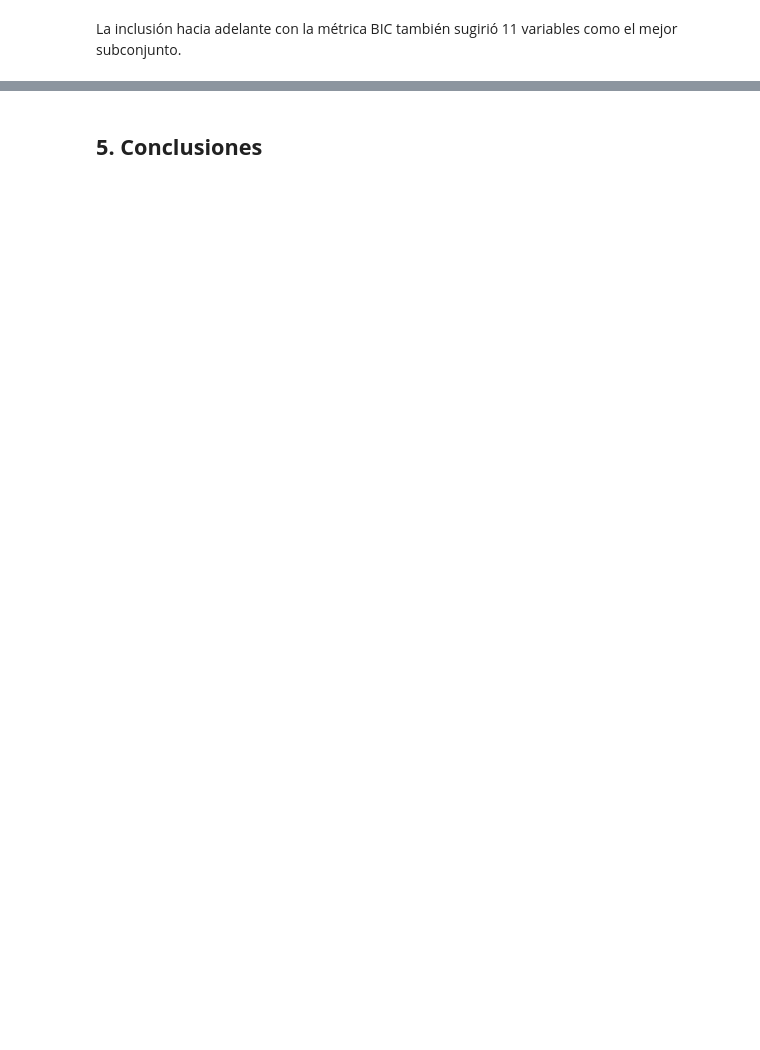
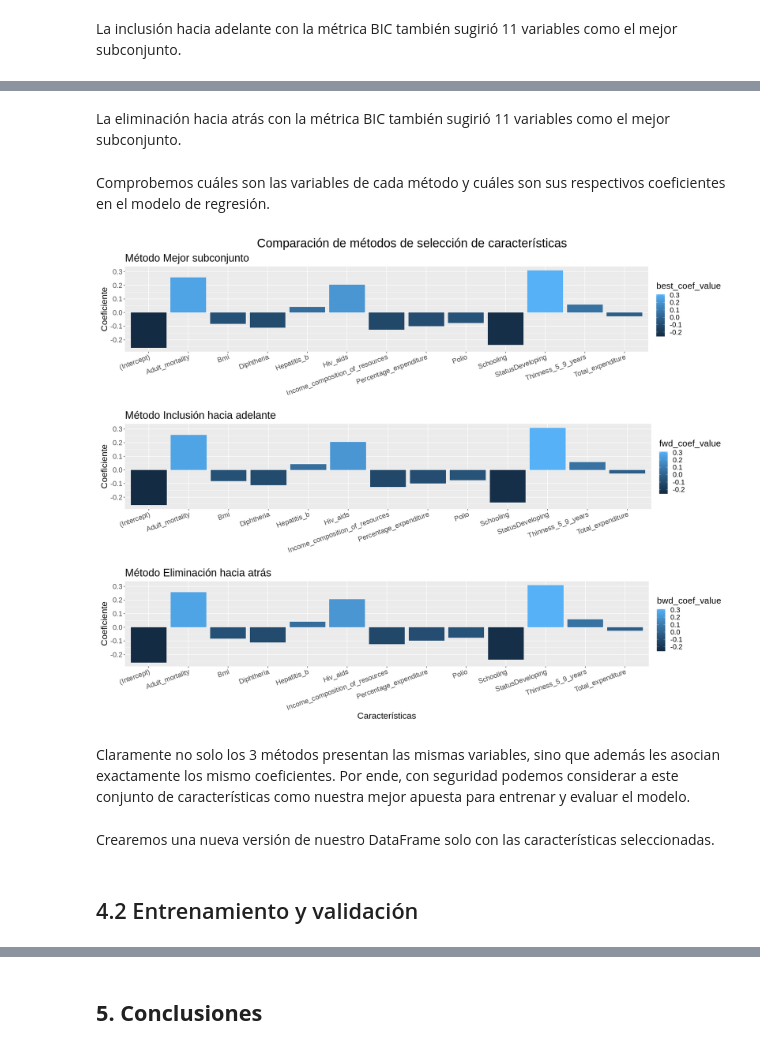
Before and after one commit to josemal98/Proyecto_R_BEDU, a Jupyter notebook: Notebook/Life_expectancy_project.ipynb, the cells around one changed output, grey strips where cells are left out. Saved outputs shown, nothing was run; the diff lists cells and outputs as text; code cells hidden in the pictures; blank space fills up the shorter version.

```diff
--- a/Notebook/Life_expectancy_project.ipynb
+++ b/Notebook/Life_expectancy_project.ipynb
@@ -1248,0 +1070,64 @@ Se cumplen todos los supuestos de linealidad para el modelo de selección de car
+# %% [markdown]
+La eliminación hacia atrás con la métrica BIC también sugirió 11 variables como el mejor subconjunto.
+# %% [markdown]
+Comprobemos cuáles son las variables de cada método y cuáles son sus respectivos coeficientes en el modelo de regresión.
+# %%
+# Instalar y cargar el paquete cowplot si no está instalado
+if (!requireNamespace("cowplot", quietly = TRUE)) {
+  install.packages("cowplot")
+}
+library(cowplot)
+
+# Obtener los nombres de las variables del mejor subconjunto
+v_names <- rownames(as.data.frame(coef(regfit.best, 12)))
+
+# Crear un dataframe para almacenar coeficientes y valores correspondientes
+coefs <- data.frame(v_names)
+coefs$best_coef_value <- coef(regfit.best, 12)
+coefs$fwd_coef_value <- coef(regfit.fwd, 12)
+coefs$bwd_coef_value <- coef(regfit.bwd, 12)
+
+# Configurar dimensiones de la gráfica
+set_plot_dimensions(18, 14)  # Ajustar la altura para acomodar tres gráficos
+
+# Gráfico para el mejor subconjunto
+plot1 <- ggplot(coefs, aes(x = v_names, y = best_coef_value, fill = best_coef_value)) +
+  geom_bar(stat = "identity") +
+  ggtitle("Método Mejor subconjunto") +
+  xlab("") +
+  ylab("Coeficiente") +
+  theme(axis.text.x = element_text(angle = 20, hjust = 1)) +
+  theme(text = element_text(size = 18))
+
+# Gráfico para la inclusión hacia adelante
+plot2 <- ggplot(coefs, aes(x = v_names, y = fwd_coef_value, fill = fwd_coef_value)) +
+  geom_bar(stat = "identity") +
+  ggtitle("Método Inclusión hacia adelante") +
+  xlab("") +
+  ylab("Coeficiente") +
+  theme(axis.text.x = element_text(angle = 20, hjust = 1)) +
+  theme(text = element_text(size = 18))
+
+# Gráfico para la eliminación hacia atrás
+plot3 <- ggplot(coefs, aes(x = v_names, y = bwd_coef_value, fill = bwd_coef_value)) +
+  geom_bar(stat = "identity") +
+  ggtitle("Método Eliminación hacia atrás") +
+  xlab("Características") + ylab("Coeficiente") +
+  theme(axis.text.x = element_text(angle = 20, hjust = 1)) +
+  theme(text = element_text(size = 18))
+
+# Añadir un título superior a la figura
+combined_plots <- plot_grid(plot1, plot2, plot3, ncol = 1, align = "v", axis = "l") +
+  plot_annotation(
+    title = "Comparación de métodos de selección de características",
+    theme = theme(plot.title = element_text(size = 25, hjust = 0.5, vjust=0.5))
+  )
+
+# Imprimir la figura
+print(combined_plots)
+# %% [output]
+[figure, added]
+# %% [markdown]
+Claramente no solo los 3 métodos presentan las mismas variables, sino que además les asocian exactamente los mismo coeficientes. Por ende, con seguridad podemos considerar a este conjunto de características como nuestra mejor apuesta para entrenar y evaluar el modelo.
+# %% [markdown]
+Crearemos una nueva versión de nuestro DataFrame solo con las características seleccionadas.
@@ -1248,0 +1139,2 @@ Se cumplen todos los supuestos de linealidad para el modelo de selección de car
+# %% [markdown]
+## 4.2 Entrenamiento y validación
```
Also changed, not shown: parts of 76 cells of this notebook.
